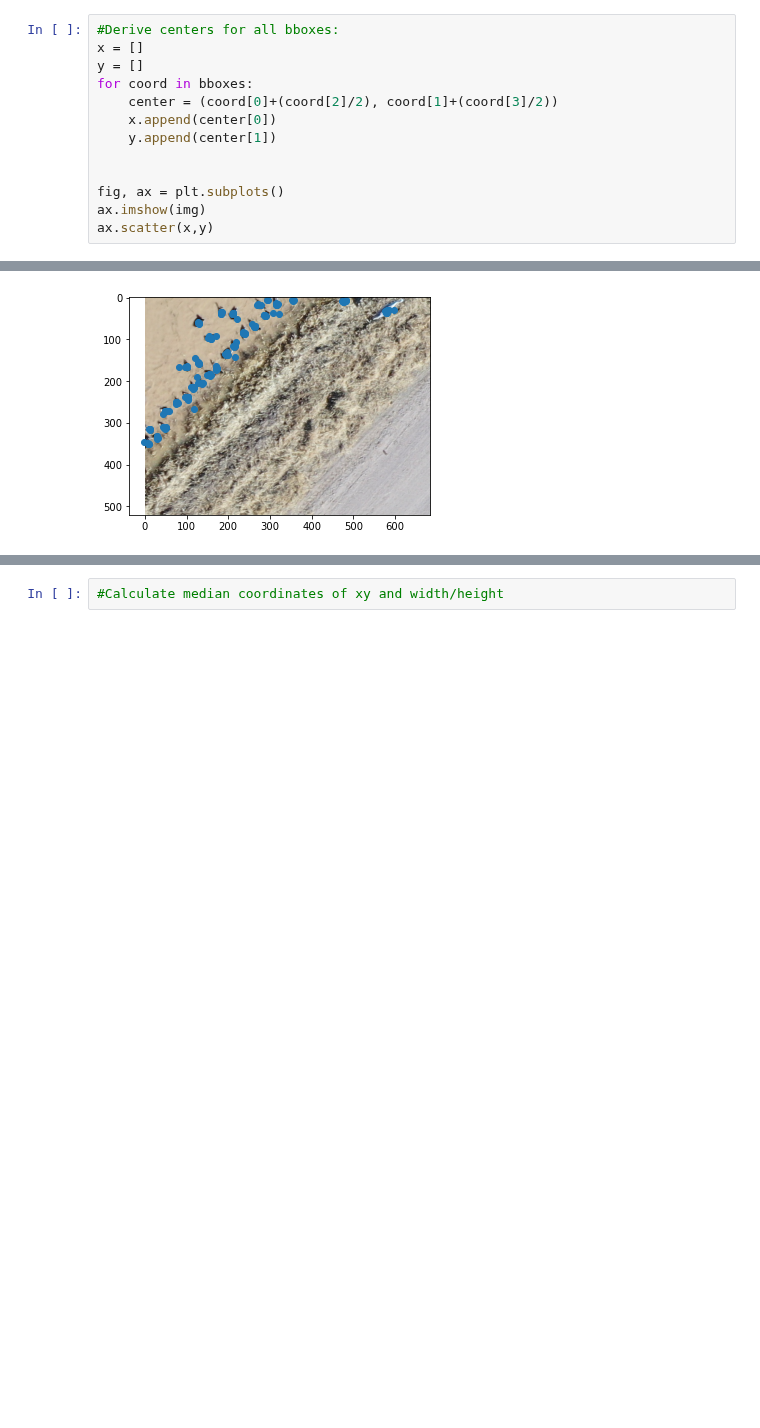
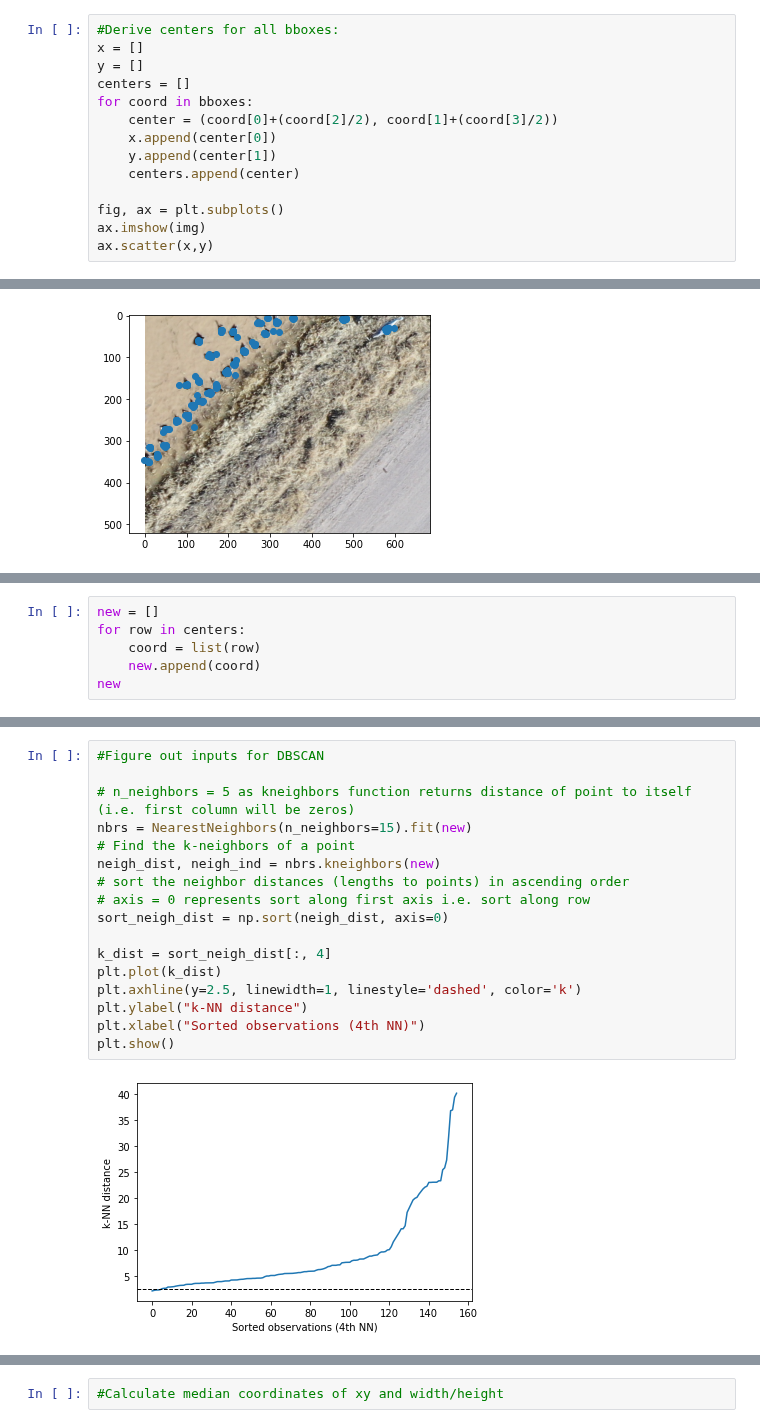
Before and after one commit to rowanoaktree/AggregationScripts, a Jupyter notebook: Scratch/aggregatelabelsScratch.ipynb, the cells around one changed output, grey strips where cells are left out. Drawn from its saved outputs; the diff is of its cells as text; blank space fills up the shorter version.

Commit message:
DBSCAN script adjustments

```diff
--- a/Scratch/aggregatelabelsScratch.ipynb
+++ b/Scratch/aggregatelabelsScratch.ipynb
@@ -115,11 +117,12 @@ plot_sample(img,bboxes)
 #Derive centers for all bboxes:
 x = []
 y = []
+centers = []
 for coord in bboxes:
     center = (coord[0]+(coord[2]/2), coord[1]+(coord[3]/2))
     x.append(center[0])
     y.append(center[1])
-
+    centers.append(center)
 
 fig, ax = plt.subplots()
 ax.imshow(img)
@@ -151,0 +133,6 @@ print("Silhouette Coefficient: %0.3f" % metrics.silhouette_score(X, labels))
+# %%
+new = []
+for row in centers:
+    coord = list(row)
+    new.append(coord)
+new
@@ -151,0 +157,19 @@ print("Silhouette Coefficient: %0.3f" % metrics.silhouette_score(X, labels))
+# %%
+#Figure out inputs for DBSCAN
+
+# n_neighbors = 5 as kneighbors function returns distance of point to itself (i.e. first column will be zeros)
+nbrs = NearestNeighbors(n_neighbors=15).fit(new)
+# Find the k-neighbors of a point
+neigh_dist, neigh_ind = nbrs.kneighbors(new)
+# sort the neighbor distances (lengths to points) in ascending order
+# axis = 0 represents sort along first axis i.e. sort along row
+sort_neigh_dist = np.sort(neigh_dist, axis=0)
+
+k_dist = sort_neigh_dist[:, 4]
+plt.plot(k_dist)
+plt.axhline(y=2.5, linewidth=1, linestyle='dashed', color='k')
+plt.ylabel("k-NN distance")
+plt.xlabel("Sorted observations (4th NN)")
+plt.show()
+# %% [output]
+[figure, added]
```
Also changed, not shown: parts of 6 cells of this notebook.
